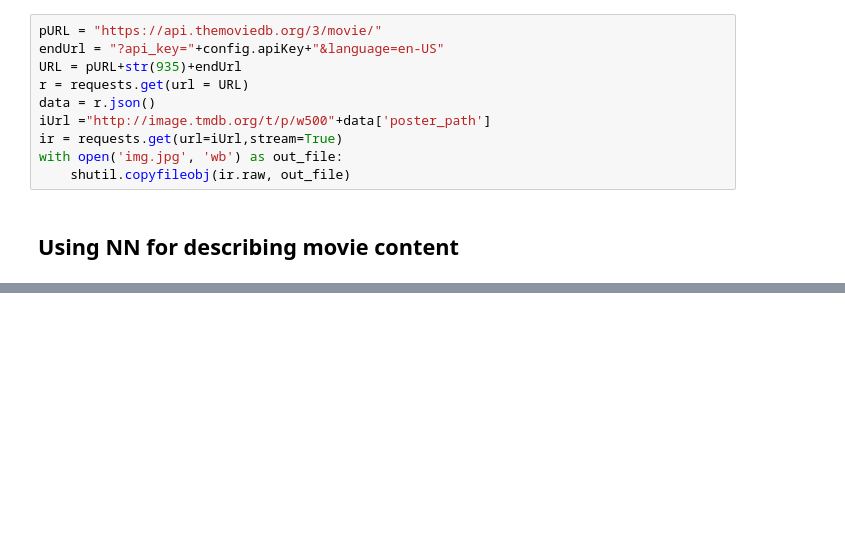
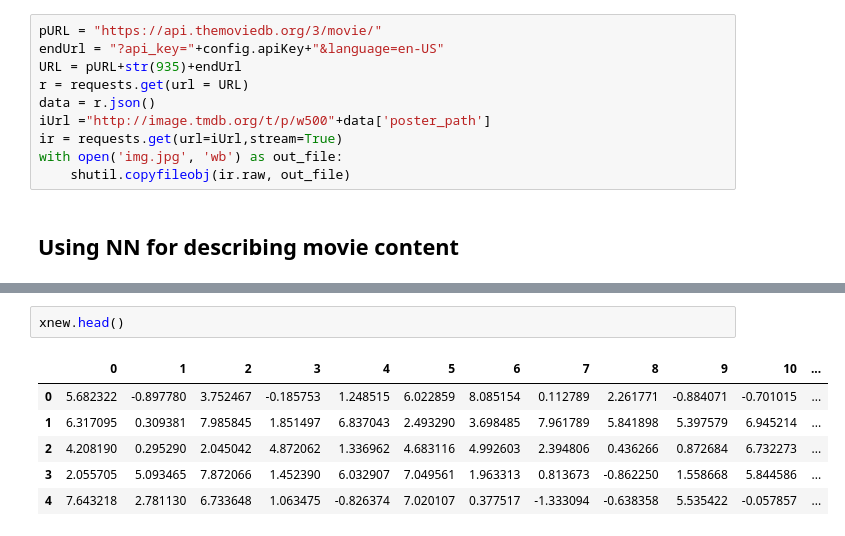
Before and after one commit to abhirockraj/MovieRecommender, a Jupyter notebook: MovieRecomenderCollabortingFilter.ipynb, the cells around one changed output, grey strips where cells are left out. Cells and saved outputs as stored; diff of their text form; blank space fills up the shorter version.

```diff
--- a/MovieRecomenderCollabortingFilter.ipynb
+++ b/MovieRecomenderCollabortingFilter.ipynb
@@ -240,0 +339,9 @@ with open('img.jpg', 'wb') as out_file:
+# %%
+xnew.head()
+# %% [output]
+|  | 0 | 1 | 2 | 3 | 4 | 5 | 6 | 7 | 8 | 9 | 10 | ... |
+| 0 | 5.682322 | -0.897780 | 3.752467 | -0.185753 | 1.248515 | 6.022859 | 8.085154 | 0.112789 | 2.261771 | -0.884071 | -0.701015 | ... |
+| 1 | 6.317095 | 0.309381 | 7.985845 | 1.851497 | 6.837043 | 2.493290 | 3.698485 | 7.961789 | 5.841898 | 5.397579 | 6.945214 | ... |
+| 2 | 4.208190 | 0.295290 | 2.045042 | 4.872062 | 1.336962 | 4.683116 | 4.992603 | 2.394806 | 0.436266 | 0.872684 | 6.732273 | ... |
+| 3 | 2.055705 | 5.093465 | 7.872066 | 1.452390 | 6.032907 | 7.049561 | 1.963313 | 0.813673 | -0.862250 | 1.558668 | 5.844586 | ... |
+| 4 | 7.643218 | 2.781130 | 6.733648 | 1.063475 | -0.826374 | 7.020107 | 0.377517 | -1.333094 | -0.638358 | 5.535422 | -0.057857 | ... |
```
Also changed, not shown: parts of 29 cells of this notebook.
